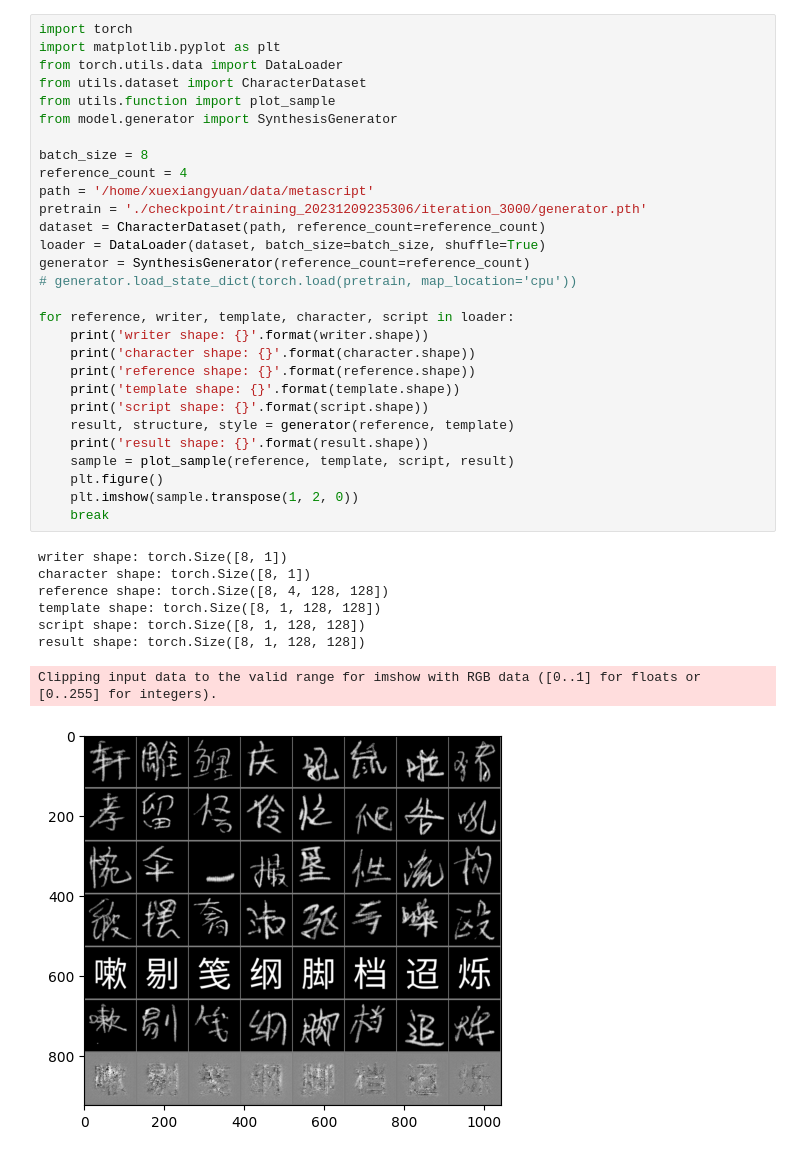
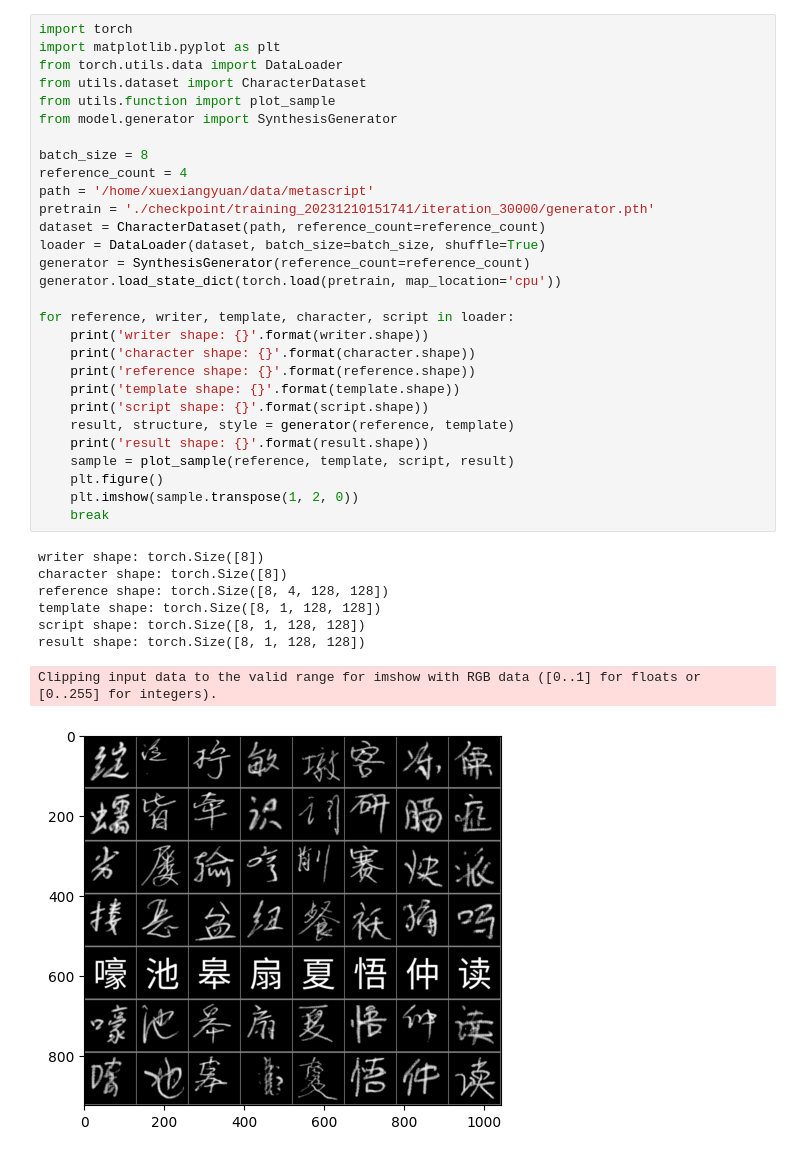
Before and after one commit to xxyQwQ/metascript, a Jupyter notebook: test.ipynb, the cells around one changed output. Drawn from its saved outputs; the diff is of its cells as text.

```diff
--- a/test.ipynb
+++ b/test.ipynb
@@ -4,35 +4,35 @@ import matplotlib.pyplot as plt
 from torch.utils.data import DataLoader
 from utils.dataset import CharacterDataset
 from utils.function import plot_sample
 from model.generator import SynthesisGenerator
 
 batch_size = 8
 reference_count = 4
 path = '/home/xuexiangyuan/data/metascript'
-pretrain = './checkpoint/training_20231209235306/iteration_3000/generator.pth'
+pretrain = './checkpoint/training_20231210151741/iteration_30000/generator.pth'
 dataset = CharacterDataset(path, reference_count=reference_count)
 loader = DataLoader(dataset, batch_size=batch_size, shuffle=True)
 generator = SynthesisGenerator(reference_count=reference_count)
-# generator.load_state_dict(torch.load(pretrain, map_location='cpu'))
+generator.load_state_dict(torch.load(pretrain, map_location='cpu'))
 
 for reference, writer, template, character, script in loader:
     print('writer shape: {}'.format(writer.shape))
     print('character shape: {}'.format(character.shape))
     print('reference shape: {}'.format(reference.shape))
     print('template shape: {}'.format(template.shape))
     print('script shape: {}'.format(script.shape))
     result, structure, style = generator(reference, template)
     print('result shape: {}'.format(result.shape))
     sample = plot_sample(reference, template, script, result)
     plt.figure()
     plt.imshow(sample.transpose(1, 2, 0))
     break
 # %% [output]
-writer shape: torch.Size([8, 1])
-character shape: torch.Size([8, 1])
+writer shape: torch.Size([8])
+character shape: torch.Size([8])
 reference shape: torch.Size([8, 4, 128, 128])
 template shape: torch.Size([8, 1, 128, 128])
 script shape: torch.Size([8, 1, 128, 128])
 result shape: torch.Size([8, 1, 128, 128])
 Clipping input data to the valid range for imshow with RGB data ([0..1] for floats or [0..255] for integers).
-[figure, old version]
+[figure, new version]
```
Also changed, not shown: 2 other files.
